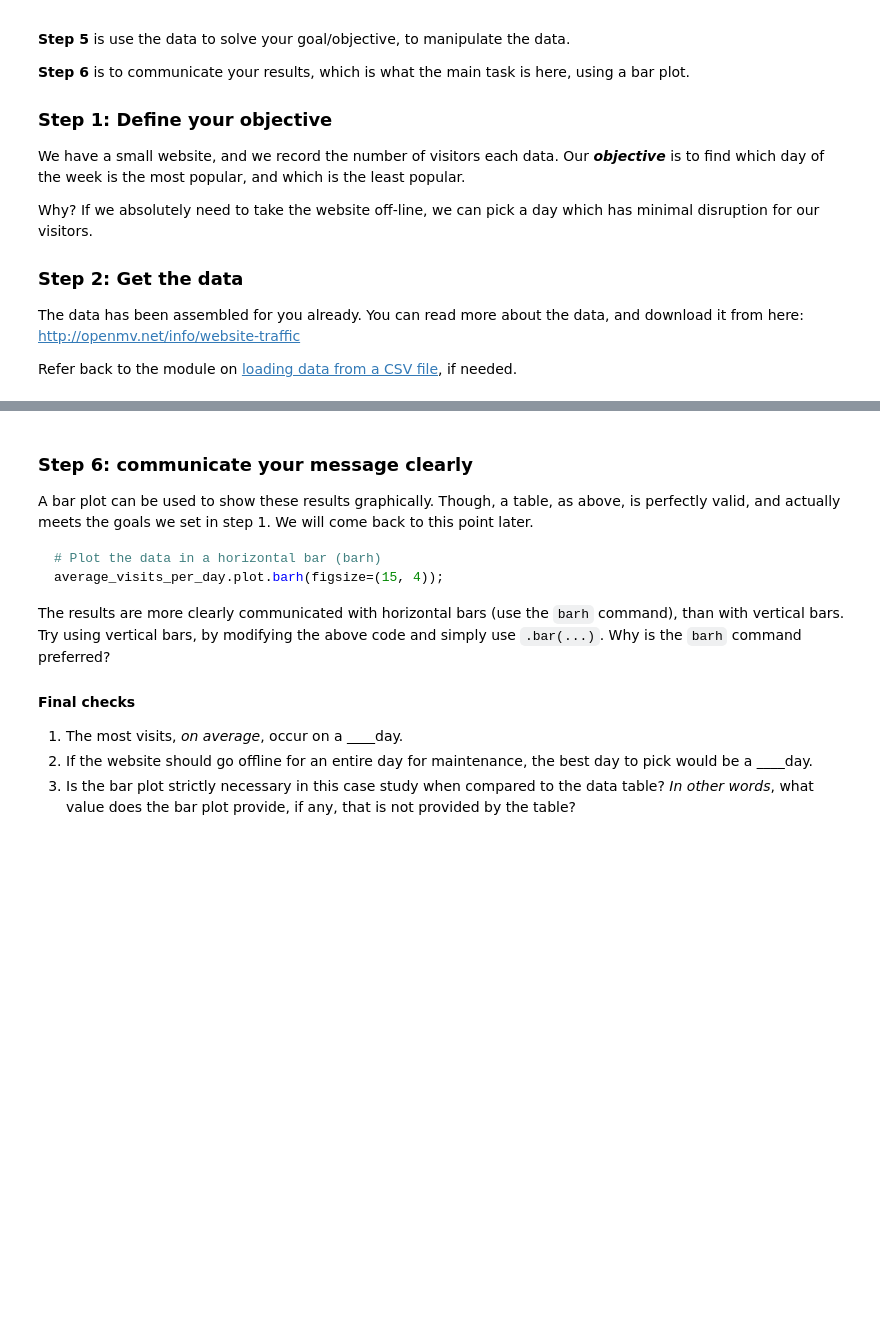
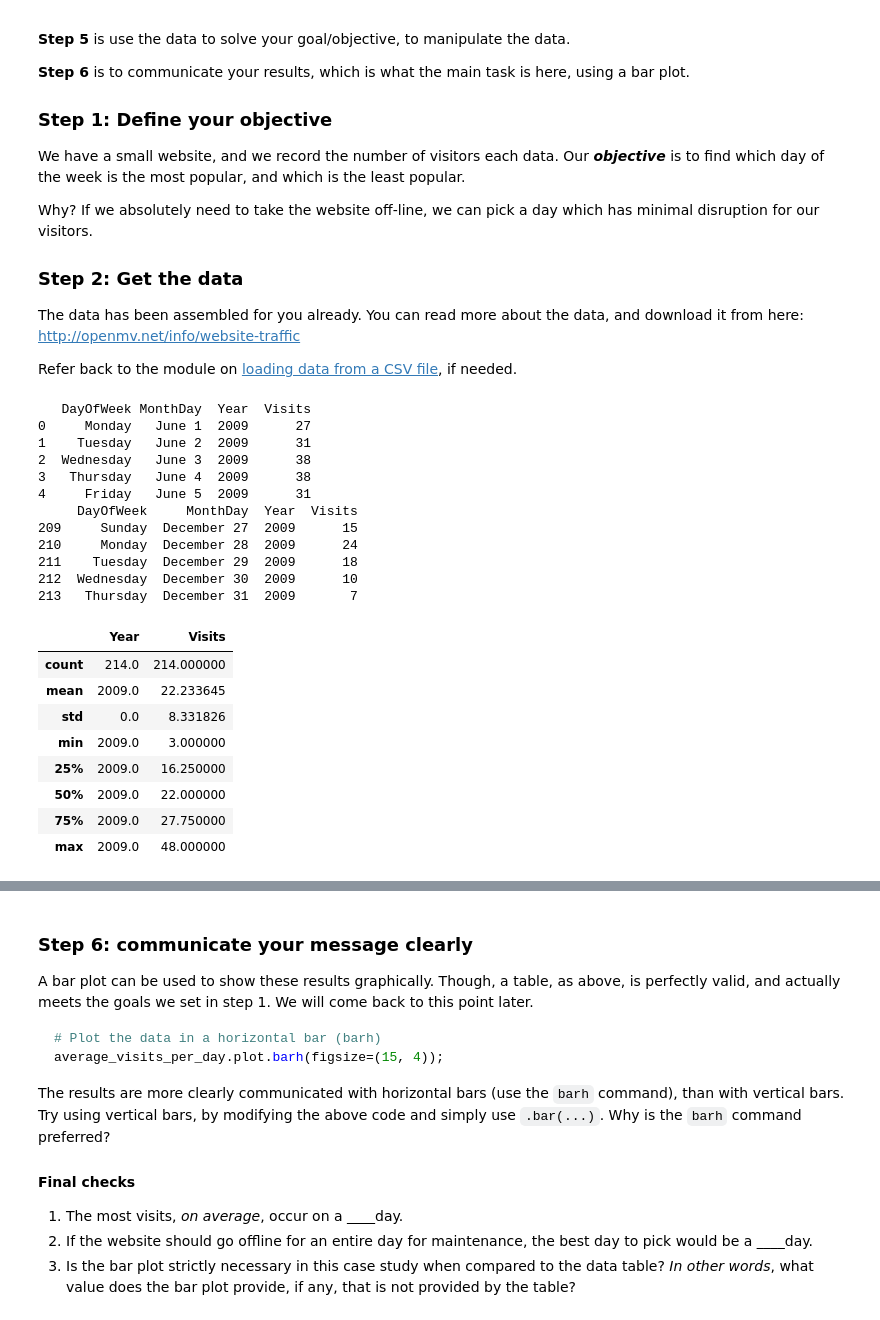
Before and after one commit to kgdunn/python-basic-notebooks, a Jupyter notebook: Module-09-interactive.ipynb, the cells around one changed output, grey strips where cells are left out. Cells and saved outputs as stored; diff of their text form; code cells hidden in the pictures; blank space fills up the shorter version.

```diff
--- a/Module-09-interactive.ipynb
+++ b/Module-09-interactive.ipynb
@@ -365,11 +365,33 @@ Refer back to the module on [loading data from a CSV file](https://yint.org/pyba
 # %%
 import pandas as pd
 website = pd.read_csv('http://openmv.net/file/website-traffic.csv')
 print(website.head())
 print(website.tail())
-website.describe
+website.describe()
 
 # You will need to modify the above code if you are behind a proxy server.
+# %% [output]
+   DayOfWeek MonthDay  Year  Visits
+0     Monday   June 1  2009      27
+1    Tuesday   June 2  2009      31
+2  Wednesday   June 3  2009      38
+3   Thursday   June 4  2009      38
+4     Friday   June 5  2009      31
+     DayOfWeek     MonthDay  Year  Visits
+209     Sunday  December 27  2009      15
+210     Monday  December 28  2009      24
+211    Tuesday  December 29  2009      18
+212  Wednesday  December 30  2009      10
+213   Thursday  December 31  2009       7
+|  | Year | Visits |
+| count | 214.0 | 214.000000 |
+| mean | 2009.0 | 22.233645 |
+| std | 0.0 | 8.331826 |
+| min | 2009.0 | 3.000000 |
+| 25% | 2009.0 | 16.250000 |
+| 50% | 2009.0 | 22.000000 |
+| 75% | 2009.0 | 27.750000 |
+| max | 2009.0 | 48.000000 |
 # %% [markdown]
 ### Step 3: explore your data
 
```
Also changed, not shown: parts of 23 cells of this notebook, 1 other file.
